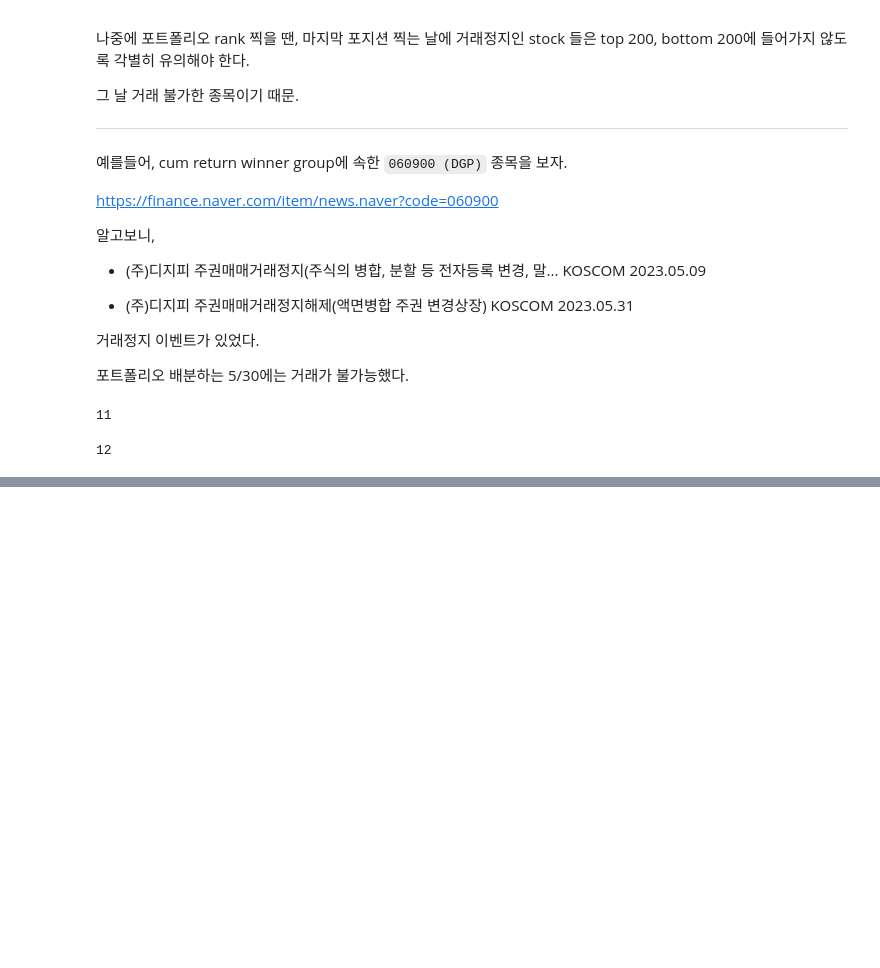
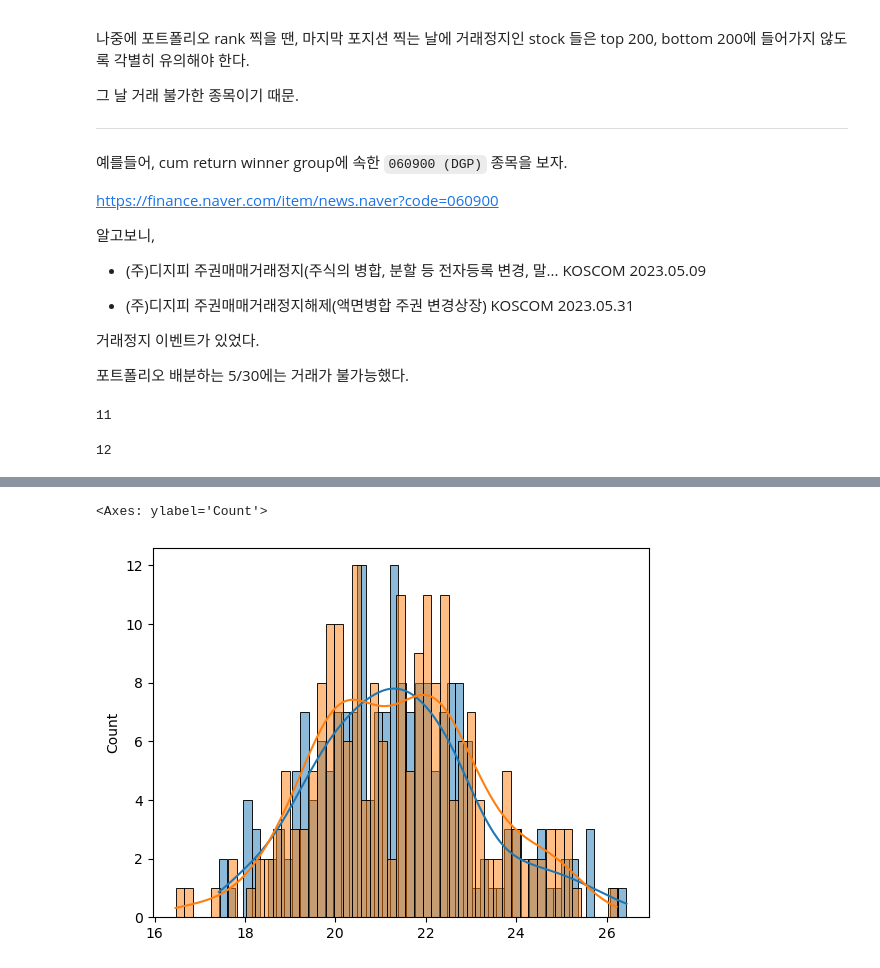
Before and after one commit to jaepil-choi/daconKRX2023, a Jupyter notebook: eda_original.ipynb, the cells around one changed output, grey strips where cells are left out. Drawn from its saved outputs; the diff is of its cells as text; code cells hidden in the pictures; blank space fills up the shorter version.

```diff
--- a/eda_original.ipynb
+++ b/eda_original.ipynb
@@ -301,0 +423,14 @@ len(set(losers) & set(portfolio_day_zero_return_sids))
+# %%
+imputer = SimpleImputer(missing_values=0, strategy='median')
+# %%
+imputed_winner_dv = imputer.fit_transform(winner_dollarvolumes.values.reshape(-1, 1))[:, 0]
+imputed_loser_dv = imputer.fit_transform(loser_dollarvolumes.values.reshape(-1, 1))[:, 0]
+
+imputed_winner_mc = imputer.fit_transform(winner_marketcaps.values.reshape(-1, 1))[:, 0]
+imputed_loser_mc = imputer.fit_transform(loser_marketcaps.values.reshape(-1, 1))[:, 0]
+# %%
+sns.histplot(np.log(imputed_winner_dv), kde=True, bins=50)
+sns.histplot(np.log(imputed_loser_dv), kde=True, bins=50)
+# %% [output]
+<Axes: ylabel='Count'>
+[figure, added]
```
Also changed, not shown: parts of 16 cells of this notebook, 1 other file.
